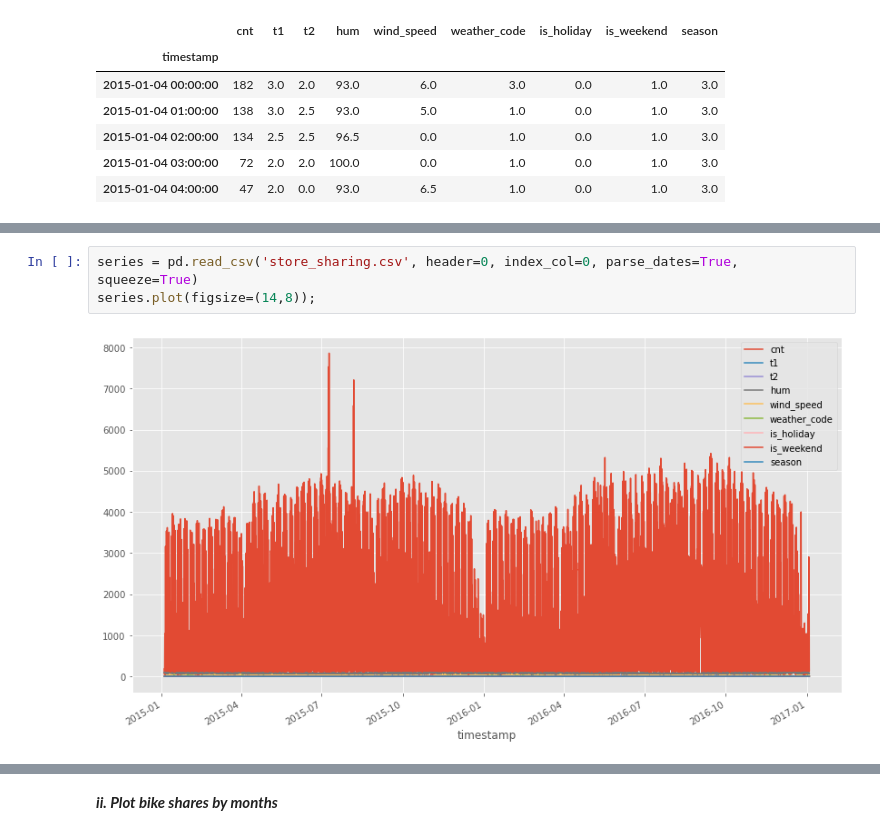
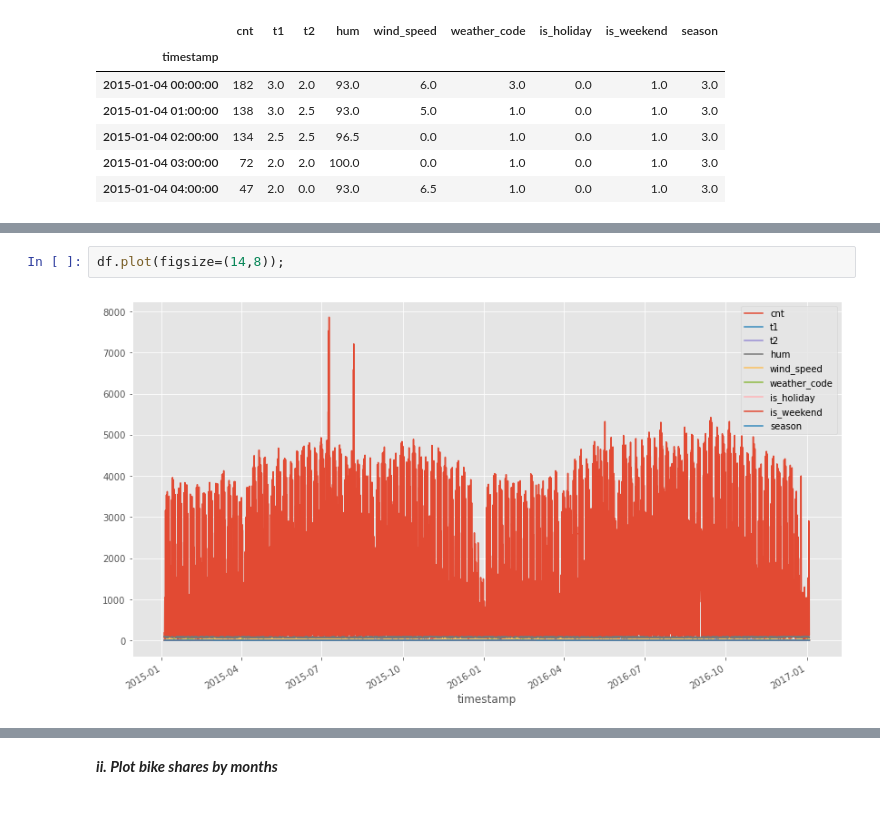
Before and after one commit to smeteo/Data_Science_and_Machine_Learning, a Jupyter notebook: 8._Capstone_Projects/Project_3_Demand_Prediction/Demand_Prediction_Capstone_3.ipynb, the cells around one changed output, grey strips where cells are left out. Cells and saved outputs as stored; diff of their text form.

```diff
--- a/8._Capstone_Projects/Project_3_Demand_Prediction/Demand_Prediction_Capstone_3.ipynb
+++ b/8._Capstone_Projects/Project_3_Demand_Prediction/Demand_Prediction_Capstone_3.ipynb
@@ -220,6 +232,5 @@ plt.plot_date(dates, df['cnt'])
-# %%
-series = pd.read_csv('store_sharing.csv', header=0, index_col=0, parse_dates=True, squeeze=True)
-series.plot(figsize=(14,8));
-# %% [output]
-[figure, removed]
+# %%
+df.plot(figsize=(14,8));
+# %% [output]
+[figure, added]
 # %%
```
Also changed, not shown: parts of 10 cells of this notebook.
